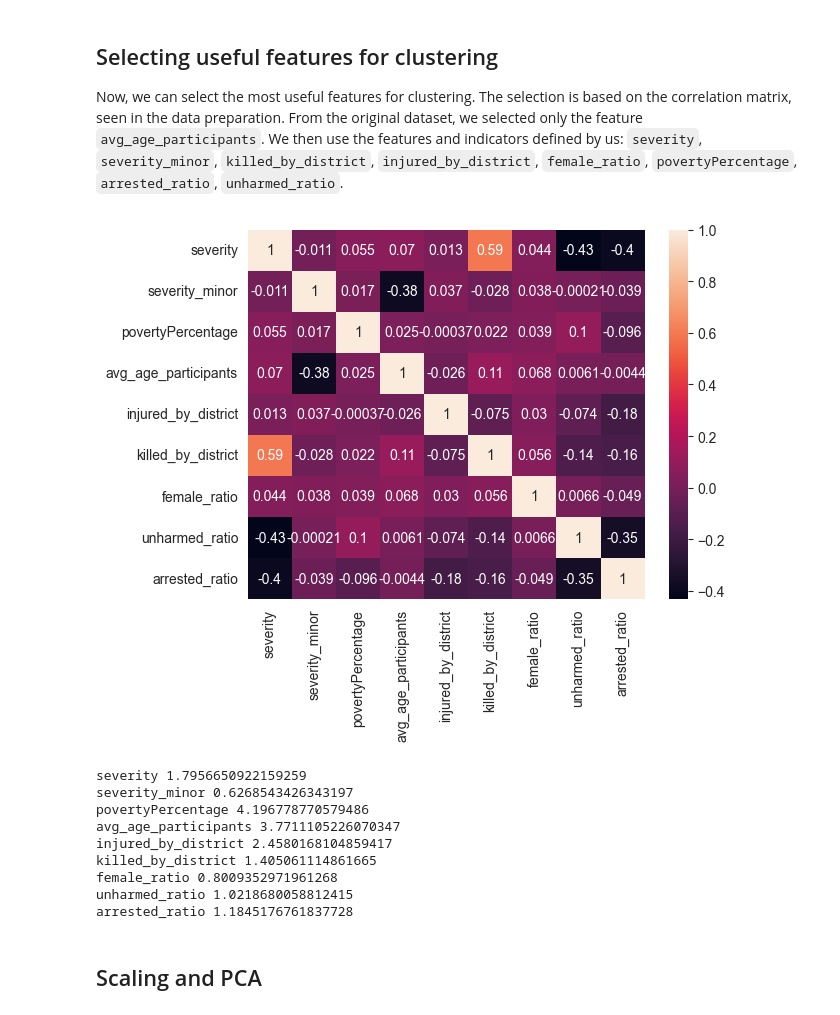
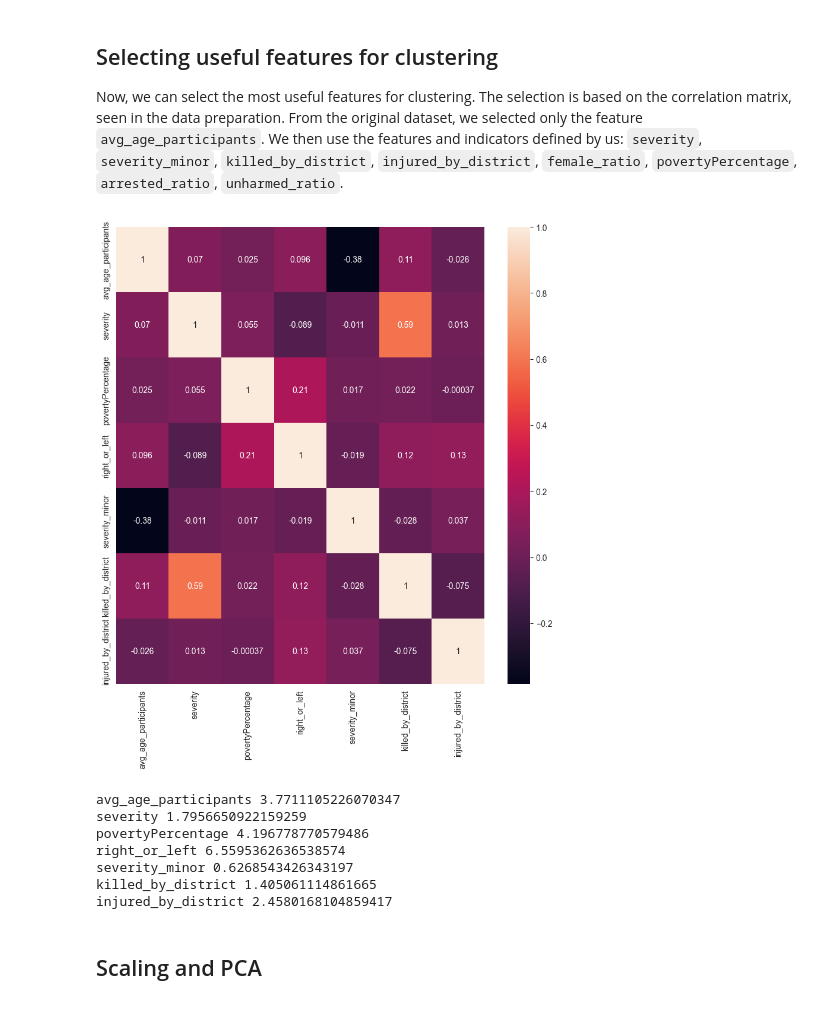
Before and after one commit to irenedovichi/DM-project, a Jupyter notebook: TASK 2/Clustering.ipynb, the cells around one changed output. Cells and saved outputs as stored; diff of their text form; code cells hidden in the pictures.

```diff
--- a/TASK 2/Clustering.ipynb
+++ b/TASK 2/Clustering.ipynb
@@ -43,27 +41,28 @@ cols_to_keep=[	'severity', 'severity_minor', 'povertyPercentage', 'avg_age_parti
+# %%
+cols_to_keep=[ 'avg_age_participants', 'severity', 'povertyPercentage' , 'right_or_left' ,  'severity_minor', 'killed_by_district','injured_by_district' ]
 # %%
 # drop the columns that we don't need
 df_incidents_clustering = df_incidents[cols_to_keep]
 # plot the correlation matrix
+fig, ax = plt.subplots(figsize=(10,10))
 corr = df_incidents_clustering.corr()
 sns.heatmap(corr,
         xticklabels=corr.columns,
         yticklabels=corr.columns,
         annot=True,)
 plt.show()
 # %% [output]
-[figure, old version]
+[figure, new version]
 # %%
 #entropy of each feature
 from scipy.stats import entropy
 for col in df_incidents_clustering.columns:
     print(col, entropy(df_incidents_clustering[col].value_counts(normalize=True)))
 # %% [output]
+avg_age_participants 3.7711105226070347
 severity 1.7956650922159259
+povertyPercentage 4.196778770579486
+right_or_left 6.5595362636538574
 severity_minor 0.6268543426343197
-povertyPercentage 4.196778770579486
-avg_age_participants 3.7711105226070347
+killed_by_district 1.405061114861665
 injured_by_district 2.4580168104859417
-killed_by_district 1.405061114861665
-female_ratio 0.8009352971961268
-unharmed_ratio 1.0218680058812415
-arrested_ratio 1.1845176761837728
```
Also changed, not shown: parts of 11 cells of this notebook, 2 other files.
